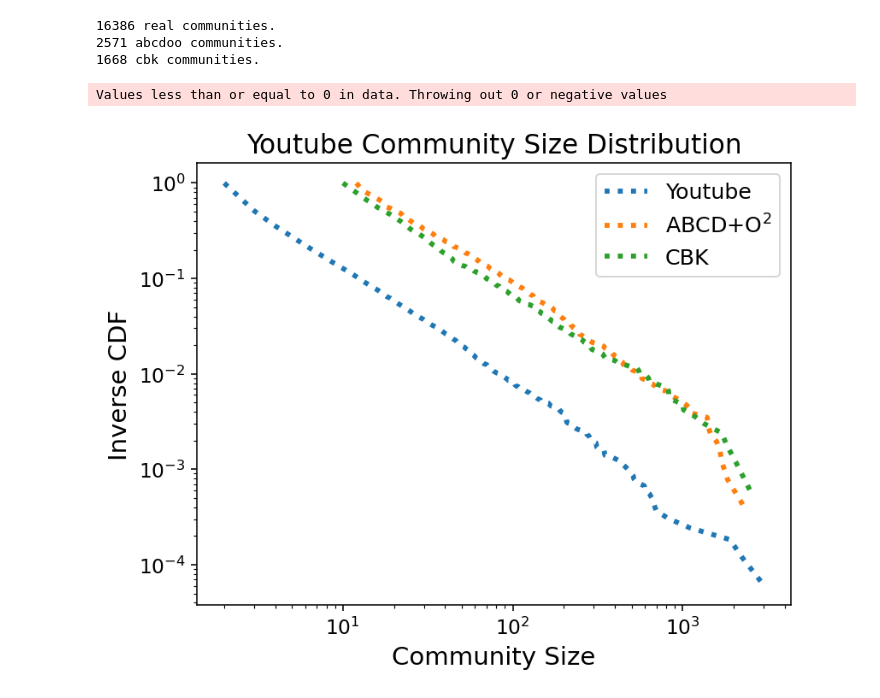
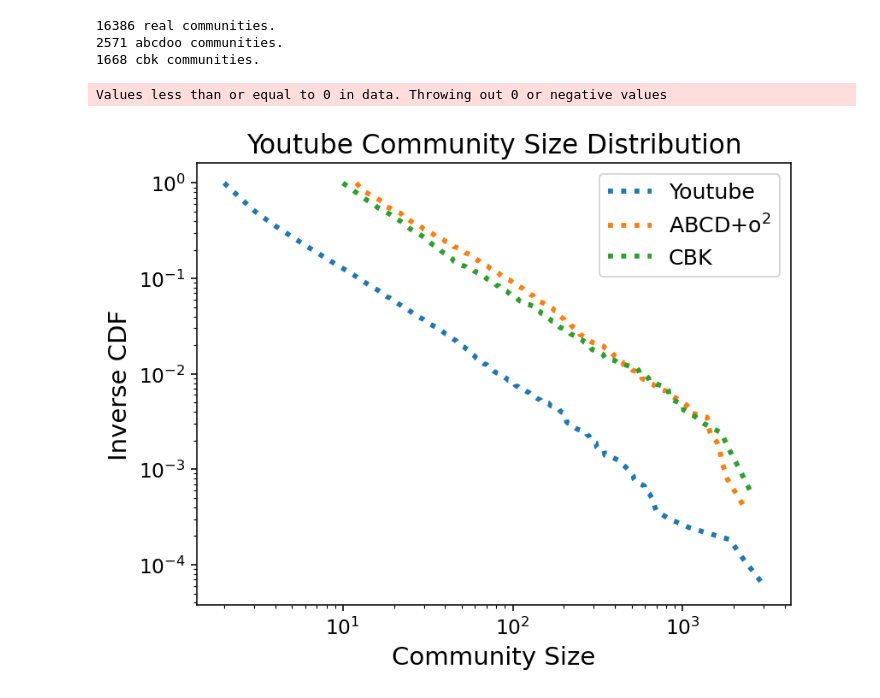
Before and after one commit to ftheberge/ABCDoo_Experiments, a Jupyter notebook: GraphProperties/community_size.ipynb, the cells around one changed output. Saved outputs shown, nothing was run; the diff lists cells and outputs as text; code cells hidden in the pictures.

```diff
--- a/GraphProperties/community_size.ipynb
+++ b/GraphProperties/community_size.ipynb
@@ -14,7 +14,7 @@ print(f"{len(abcdoo)} abcdoo communities.")
 print(f"{len(cbk)} cbk communities.")
 
 options = [real, abcdoo, cbk]
-names = ["DBLP", r"ABCD+O$^2$", "CBK"]
+names = ["DBLP", r"ABCD+o$^2$", "CBK"]
 fig, ax = plt.subplots()
 for coms, name in zip(options, names):
     X = powerlaw.Fit([len(x) for x in coms], xmin=1) # actual fit does not matter
@@ -42,7 +42,7 @@ print(f"{len(abcdoo)} abcdoo communities.")
 print(f"{len(cbk)} cbk communities.")
 
 options = [real, abcdoo, cbk]
-names = ["Amazon", r"ABCD+O$^2$", "CBK"]
+names = ["Amazon", r"ABCD+o$^2$", "CBK"]
 fig, ax = plt.subplots()
 for coms, name in zip(options, names):
     X = powerlaw.Fit([len(x) for x in coms], xmin=1)  # actual fit does not matter
@@ -62,29 +62,29 @@ fig.set_dpi(140)
 # %%
 ## Youtube graph
 _, real = load_snap("data/com-youtube.ungraph.txt", "data/com-youtube.all.cmty.txt", drop_outliers=True)
 abcdoo, _ = load_coms("data/abcdoo_youtube_d2_com.dat", False)
 cbk, _ = load_coms("data/cbk_youtube.dat", False)
 
 print(f"{len(real)} real communities.")
 print(f"{len(abcdoo)} abcdoo communities.")
 print(f"{len(cbk)} cbk communities.")
 
 options = [real, abcdoo, cbk]
-names = ["Youtube", r"ABCD+O$^2$", "CBK"]
+names = ["Youtube", r"ABCD+o$^2$", "CBK"]
 fig, ax = plt.subplots()
 for coms, name in zip(options, names):
     X = powerlaw.Fit([len(x) for x in coms], xmin=1)  # actual fit does not matter
     X.plot_ccdf(ax=ax, linewidth=3, original_data=False, linestyle=":", label=name)
 
 ax.set_title("Youtube Community Size Distribution", fontsize=16)
 ax.legend(fontsize=13)
 ax.set_xlabel("Community Size", fontsize=15)
 ax.set_ylabel("Inverse CDF", fontsize=15)
 ax.tick_params(labelsize=12)
 fig.set_dpi(140)
 # %% [output]
 16386 real communities.
 2571 abcdoo communities.
 1668 cbk communities.
 Values less than or equal to 0 in data. Throwing out 0 or negative values
-[figure, old version]
+[figure, new version]
```
Also changed, not shown: parts of 2 cells of this notebook.
